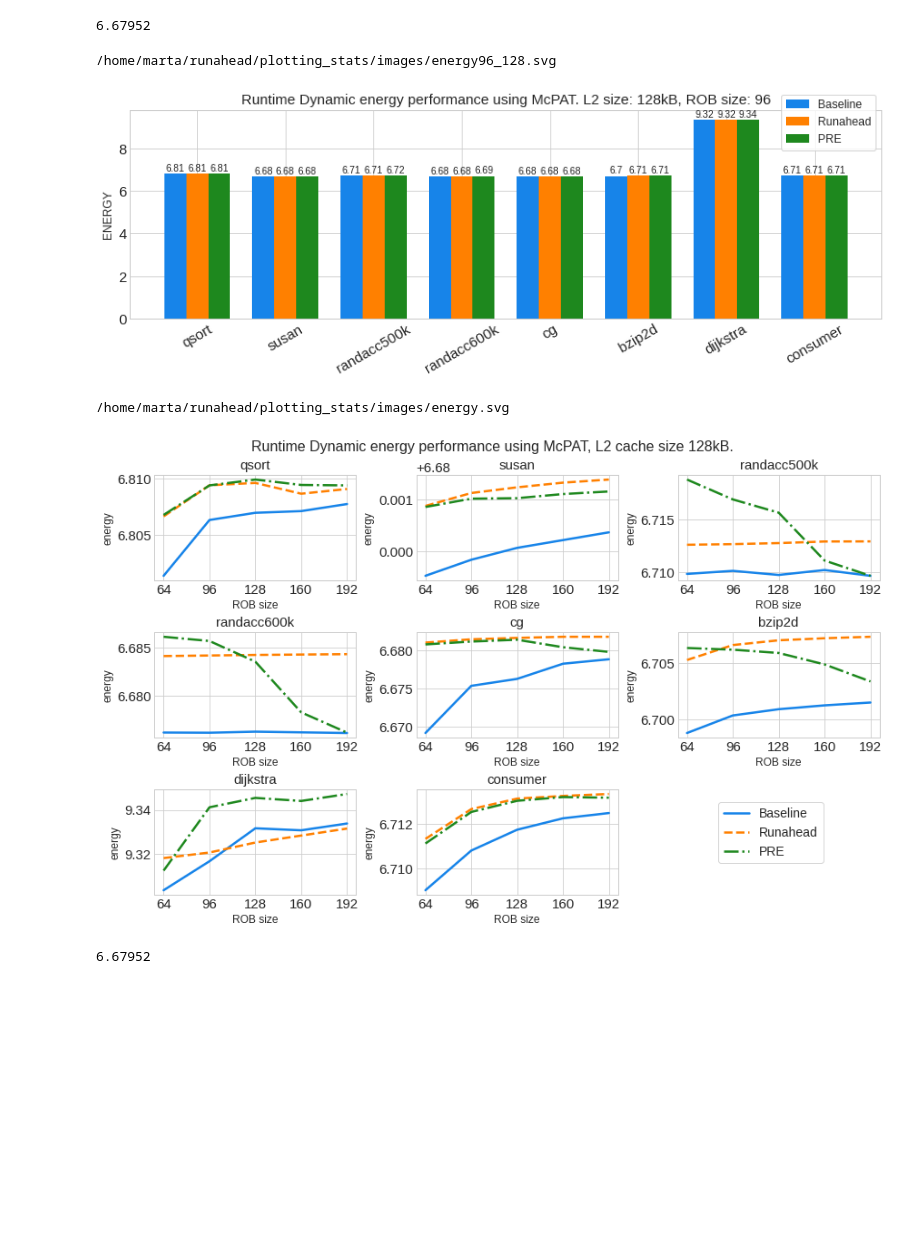
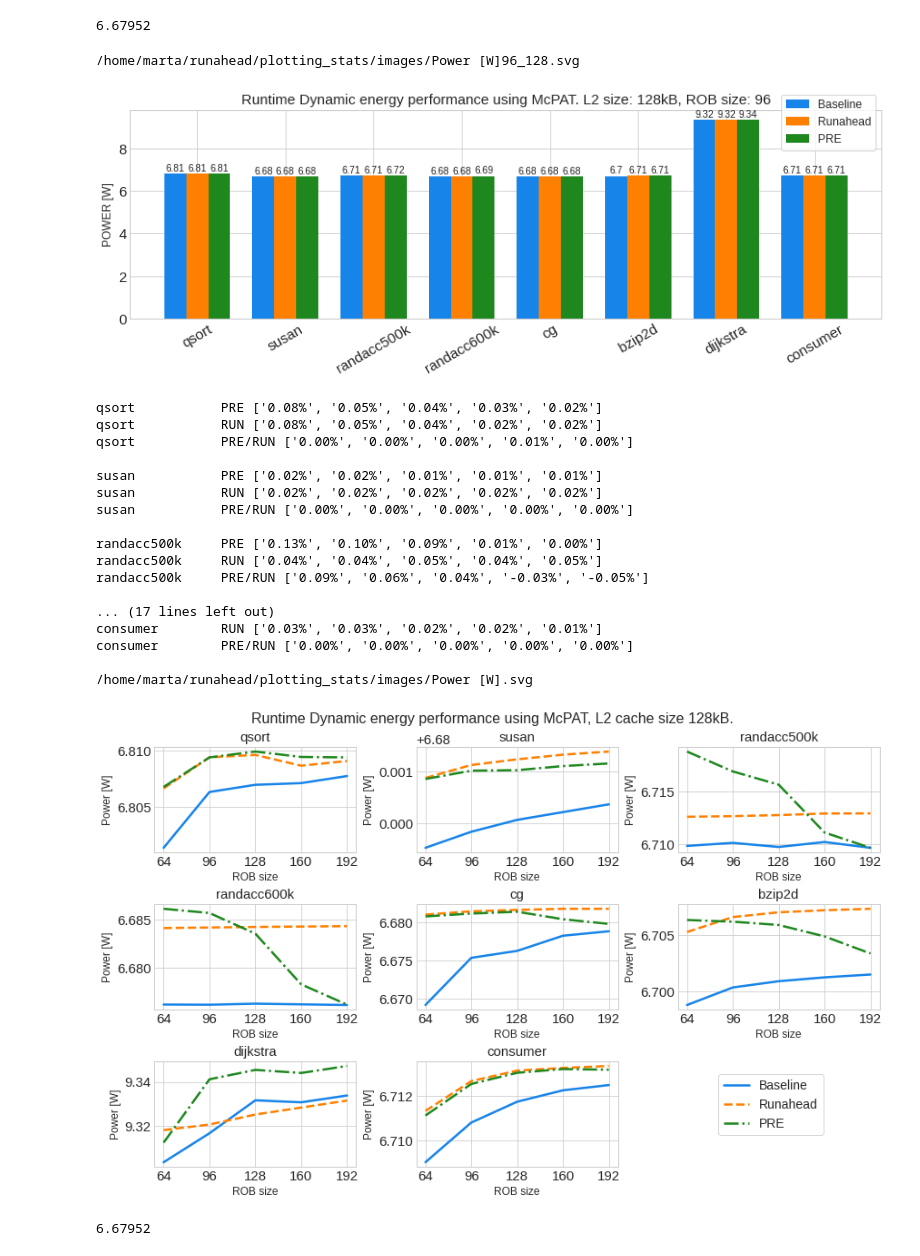
Before and after one commit to kuczmmar/Runahead, a Jupyter notebook: plotting_stats/ParserMcParser.ipynb, the cells around one changed output. Cells and saved outputs as stored; diff of their text form; code cells hidden in the pictures; blank space fills up the shorter version.

Commit message:
Final plots editting

```diff
--- a/plotting_stats/ParserMcParser.ipynb
+++ b/plotting_stats/ParserMcParser.ipynb
@@ -96,7 +96,7 @@ def clean_names(data):
     new_data['bench'] = pd.Series(benchmark_types())
     new_data['rob'] = pd.Series(rob_sizes())
     new_data['l2'] = pd.Series(cache_sizes())
-    new_data['energy'] = data.values()
+    new_data['Power [W]'] = data.values()
 
     return new_data
 
@@ -121,12 +121,12 @@ def find_value(df, bench_name, robsize, cachesize, mode):
     good_row = df.loc[(df['bench'] == bench_name) & (df['rob'] == robsize) &
                           (df['l2'] == cachesize) & (df['mode'] == mode)]
 
-    if len(good_row['energy']) == 0:
+    if len(good_row['Power [W]']) == 0:
         print("Cannot find a row with benchmark: " + bench_name +\
                         " rob: " + str(robsize) + " l2: " + str(cachesize) +\
                         " mode " + mode)
     try:
-        return good_row['energy'].values[0]
+        return good_row['Power [W]'].values[0]
     except:
         return 0
 
@@ -156,7 +156,7 @@ styles = ['-', '-', '--', '-.', '-.', '-', '--', '-.', '-.']
 
 
 def compare_benchmarks(df, benchmarks, robsize=96, cachesize=128, log=False):
-    statistic = 'energy'
+    statistic = 'Power [W]'
     n_benches = len(benchmarks)
 
     def round2(value):
@@ -207,11 +207,11 @@ compare_benchmarks(df, all_benchs)
 #         print(r,c)
 #         compare_benchmarks(df, all_benchs, robsize=r, cachesize=c)
 # %% [output]
-/home/marta/runahead/plotting_stats/images/energy96_128.svg
+/home/marta/runahead/plotting_stats/images/Power [W]96_128.svg
 [figure]
 # %%
 def analyze_param(df, benchmark, robsizes=[128], cachesizes=[64], ax=None, rmvBaselie=False):
-    statistic = 'energy'
+    statistic = 'Power [W]'
     def round2(value):
         return value
 
@@ -263,46 +263,67 @@ def analyze_param(df, benchmark, robsizes=[128], cachesizes=[64], ax=None, rmvBa
         ax.set_xticks(x, robsizes)
         ax.set_xlabel('ROB size')
 
-#     ax.legend(loc='upper right', bbox_to_anchor=(1, 1.2),
-#           ncol=3, fancybox=True)
-
-    return ax
+    return ax, base_scores, run_scores, pre_scores
 def analyze_all(data, robs, caches, height=7.5, rmvBaselie=False, name=None):
     cols = 3
     rows = 3
     fig, axs = plt.subplots(ncols=cols, nrows=rows, figsize=(12, height),
                         constrained_layout=True)
-    stat = 'energy'
+    stat = 'Power [W]'
 
     for i in range(len(all_benchs)):
         r = int(i / rows)
         c = i % cols
-        analyze_param(data, all_benchs[i], robsizes=robs, cachesizes=caches, ax=axs[r, c], rmvBaselie=rmvBaselie)
+        ax, base_scores, run_scores, pre_scores = \
+            analyze_param(data, all_benchs[i], robsizes=robs, cachesizes=caches, ax=axs[r, c], rmvBaselie=rmvBaselie)
+        pre = (np.around(pre_scores/base_scores, decimals=4)-1)*100
+        run = (np.around(run_scores/base_scores, decimals=4)-1)*100
+        cmp = (np.around(pre_scores/run_scores, decimals=4)-1)*100
+        print(all_benchs[i].ljust(15), "PRE",  ['{:.2f}%'.format(a) for a in pre])
+        print(all_benchs[i].ljust(15), "RUN",  ['{:.2f}%'.format(a) for a in run])
+        print(all_benchs[i].ljust(15), "PRE/RUN", ['{:.2f}%'.format(a) for a in cmp])
+        print()
     if len(all_benchs) == 8:
         axs[-1, -1].axis('off')
         handles, labels = axs[0,0].get_legend_handles_labels()
 
         fig.legend(handles, labels, loc='lower right', bbox_to_anchor=(0.93, 0.12),
                    fancybox=True, frameon=True, fontsize=14)
 
     analyze_caches = True if len(robs) == 1 else False
 
     if not name:
         name = stat
     fname = img_dir + name + ".svg"
     if stat == 'cpi' or stat == 'ipc':
         stat = stat.upper()
     fig.suptitle("Runtime Dynamic energy performance using McPAT, {}.".format(
         "ROB size {}".format(robs[0]) if analyze_caches else "L2 cache size {}kB".format(caches[0])),
                 fontsize=16)
 
     print(fname)
     plt.savefig(fname, format='svg', bbox_inches='tight')
 
 analyze_all(df, robs, [128])
 # %% [output]
-/home/marta/runahead/plotting_stats/images/energy.svg
+qsort           PRE ['0.08%', '0.05%', '0.04%', '0.03%', '0.02%']
+qsort           RUN ['0.08%', '0.05%', '0.04%', '0.02%', '0.02%']
+qsort           PRE/RUN ['0.00%', '0.00%', '0.00%', '0.01%', '0.00%']
+
+susan           PRE ['0.02%', '0.02%', '0.01%', '0.01%', '0.01%']
+susan           RUN ['0.02%', '0.02%', '0.02%', '0.02%', '0.02%']
+susan           PRE/RUN ['0.00%', '0.00%', '0.00%', '0.00%', '0.00%']
+
+randacc500k     PRE ['0.13%', '0.10%', '0.09%', '0.01%', '0.00%']
+randacc500k     RUN ['0.04%', '0.04%', '0.05%', '0.04%', '0.05%']
+randacc500k     PRE/RUN ['0.09%', '0.06%', '0.04%', '-0.03%', '-0.05%']
+
+... (17 lines left out)
+consumer        RUN ['0.03%', '0.03%', '0.02%', '0.02%', '0.01%']
+consumer        PRE/RUN ['0.00%', '0.00%', '0.00%', '0.00%', '0.00%']
+
+/home/marta/runahead/plotting_stats/images/Power [W].svg
-[figure, old version]
+[figure, new version]
 # %%
 find_value(df, 'susan', 64, 128, 'base')
 # %% [output]
```
Also changed, not shown: parts of 1 cell of this notebook, 1 other file.
